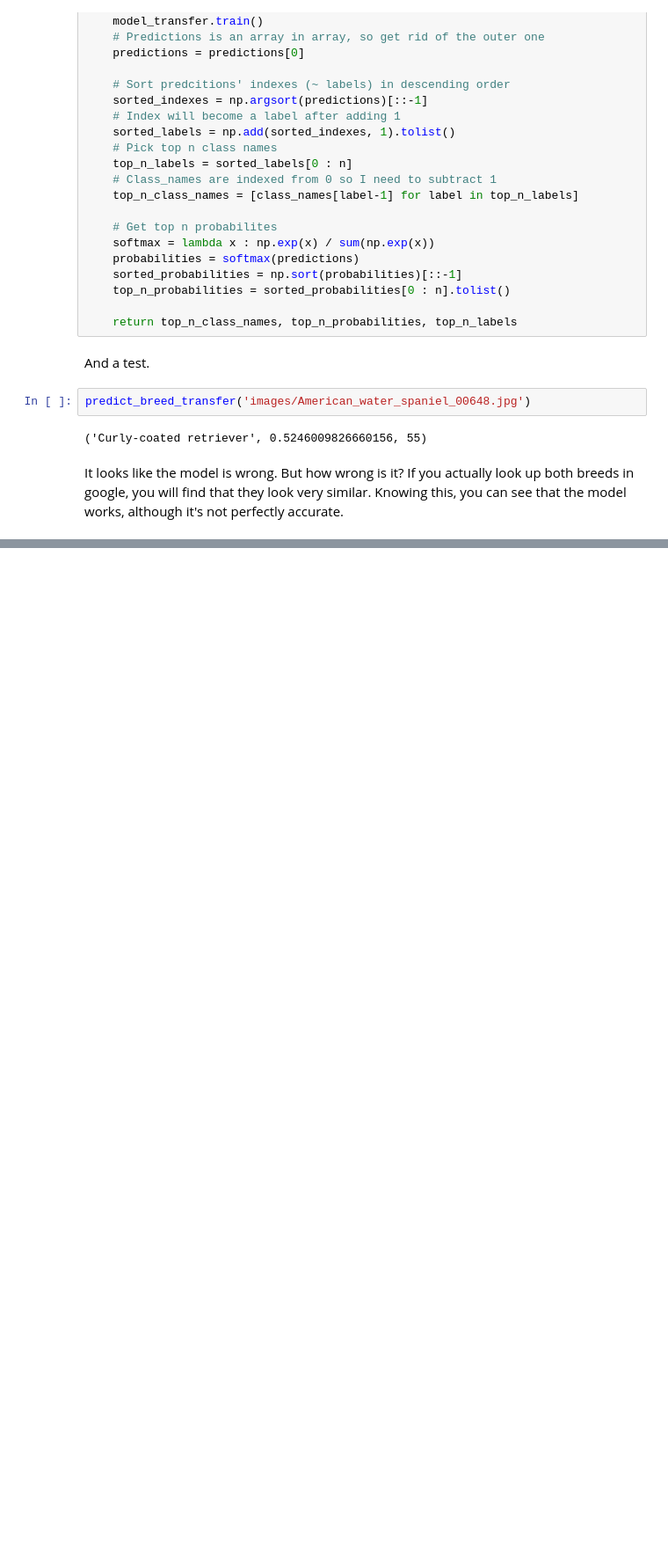
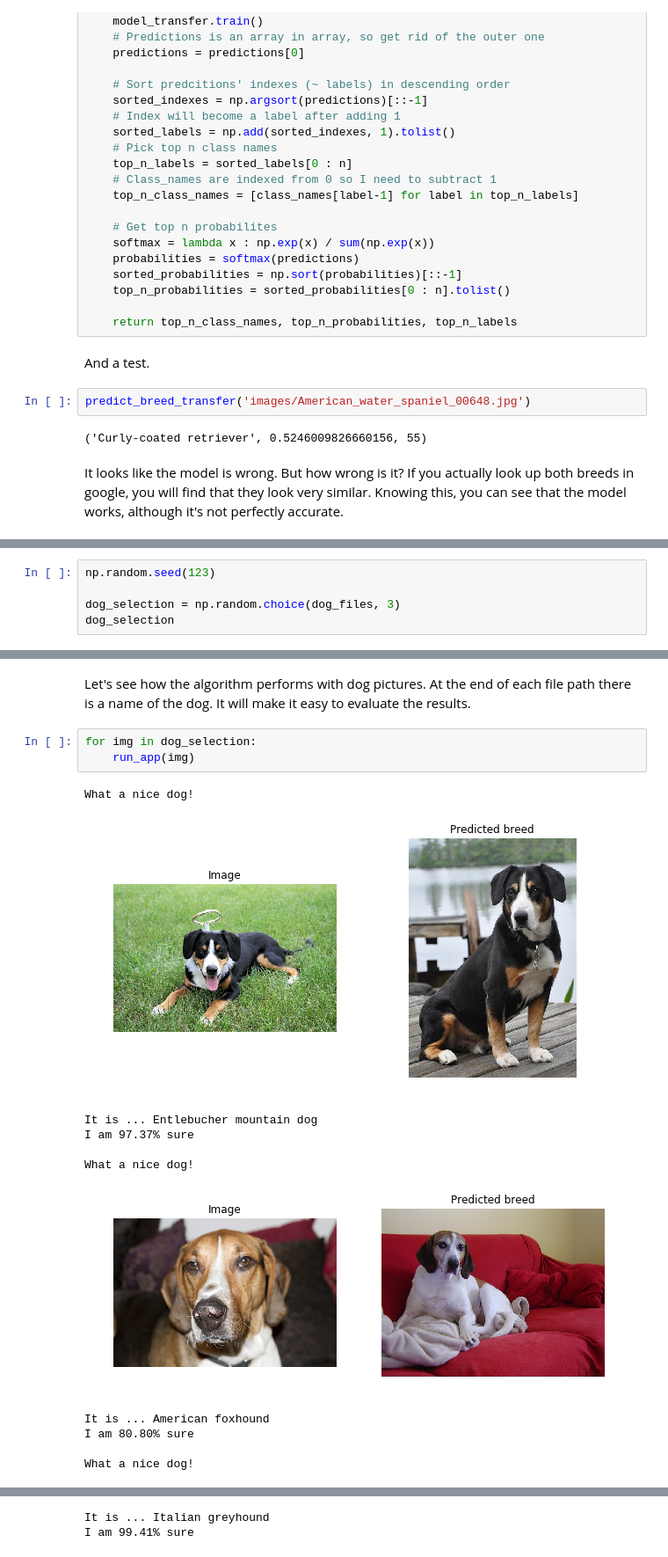
Before and after one commit to vicksam/dog-breeds, a Jupyter notebook: dog_breeds.ipynb, the cells around one changed output, grey strips where cells are left out. Shown at 88% size. Cells and saved outputs as stored; diff of their text form; blank space fills up the shorter version.

Commit message:
App algorithm

```diff
--- a/dog_breeds.ipynb
+++ b/dog_breeds.ipynb
@@ -726,0 +841,5 @@ It looks like the model is wrong. But how wrong is it? If you actually look up b
+# %%
+np.random.seed(123)
+
+dog_selection = np.random.choice(dog_files, 3)
+dog_selection
@@ -726,0 +851,17 @@ It looks like the model is wrong. But how wrong is it? If you actually look up b
+# %% [markdown]
+Let's see how the algorithm performs with dog pictures. At the end of each file path there is a name of the dog. It will make it easy to evaluate the results.
+# %%
+for img in dog_selection:
+    run_app(img)
+# %% [output]
+What a nice dog!
+[figure, added]
+It is ... Entlebucher mountain dog
+I am 97.37% sure
+
+What a nice dog!
+[figure, added]
+It is ... American foxhound
+I am 80.80% sure
+
+What a nice dog!
@@ -726,0 +869,2 @@ It looks like the model is wrong. But how wrong is it? If you actually look up b
+It is ... Italian greyhound
+I am 99.41% sure
```
Also changed, not shown: parts of 12 cells of this notebook, 3 other files.
